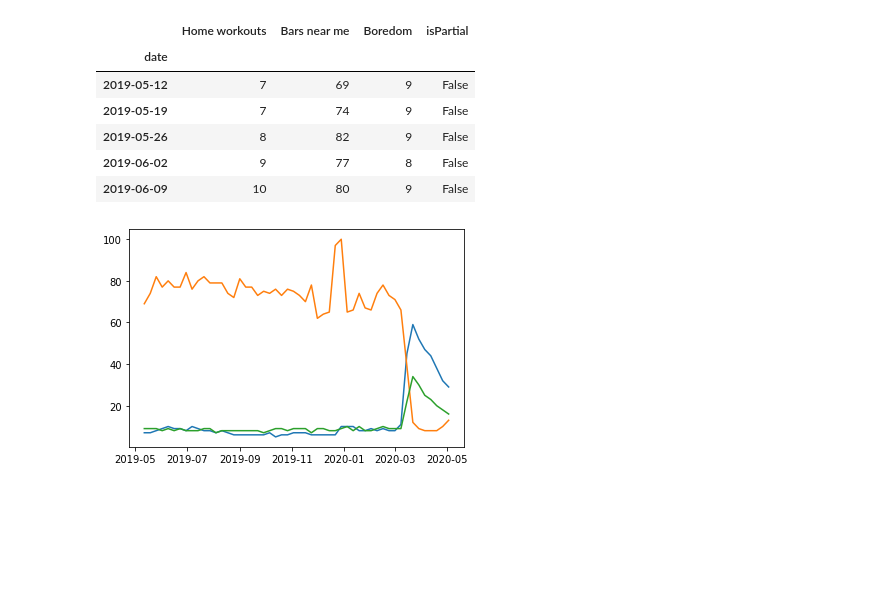
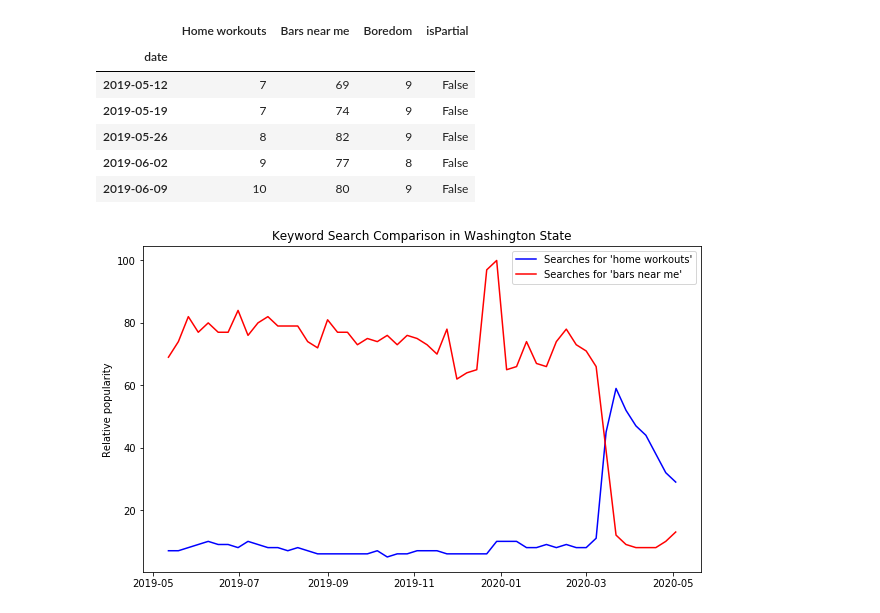
Before and after one commit to TaraWilson17/CoronavirusLifestyleImpacts, a Jupyter notebook: scratchwork/state_level_coronavirus_data.ipynb, the cells around one changed output. Drawn from its saved outputs; the diff is of its cells as text; code cells hidden in the pictures; blank space fills up the shorter version.

Commit message:
Adds visuals with gsvi package to compare

```diff
--- a/scratchwork/state_level_coronavirus_data.ipynb
+++ b/scratchwork/state_level_coronavirus_data.ipynb
@@ -79,11 +79,11 @@ plt.show()
 # %%
 from pytrends.request import TrendReq
 # %%
-user_cat = 0
-user_timeframe = '2019-05-11 2020-05-11'
-user_geo = ''
-pytrend = TrendReq(hl='en-US-WA', tz=480)
-pytrend.build_payload(kw_list=["Home workouts", "Bars near me", "Boredom"], cat=user_cat, timeframe=user_timeframe, geo=user_geo)
+user_timeframe = "2019-05-11 2020-05-11"
+area_code = "en-US-" + state_abbr
+pytrend = TrendReq(hl=area_code, tz=480)
+keywords = ["Home workouts", "Bars near me", "Boredom"]
+pytrend.build_payload(kw_list=keywords, timeframe=user_timeframe)
 # %%
 df = pytrend.interest_over_time()
 df.head()
@@ -96,9 +96,12 @@ df.head()
 | 2019-06-02 | 9 | 77 | 8 | False |
 | 2019-06-09 | 10 | 80 | 9 | False |
 # %%
-plt.plot(df.index.values, df["Home workouts"])
-plt.plot(df.index.values, df["Bars near me"])
-plt.plot(df.index.values, df["Boredom"])
+plt.figure(figsize=(10,6))
+plt.plot(df.index.values, df["Home workouts"], c="blue", label="Searches for 'home workouts'")
+plt.plot(df.index.values, df["Bars near me"], c="red", label="Searches for 'bars near me'")
+plt.legend()
+plt.ylabel("Relative popularity")
+plt.title("Keyword Search Comparison in Washington State")
 plt.show()
 # %% [output]
-[figure, old version]
+[figure, new version]
```
Also changed, not shown: parts of 7 cells of this notebook.
